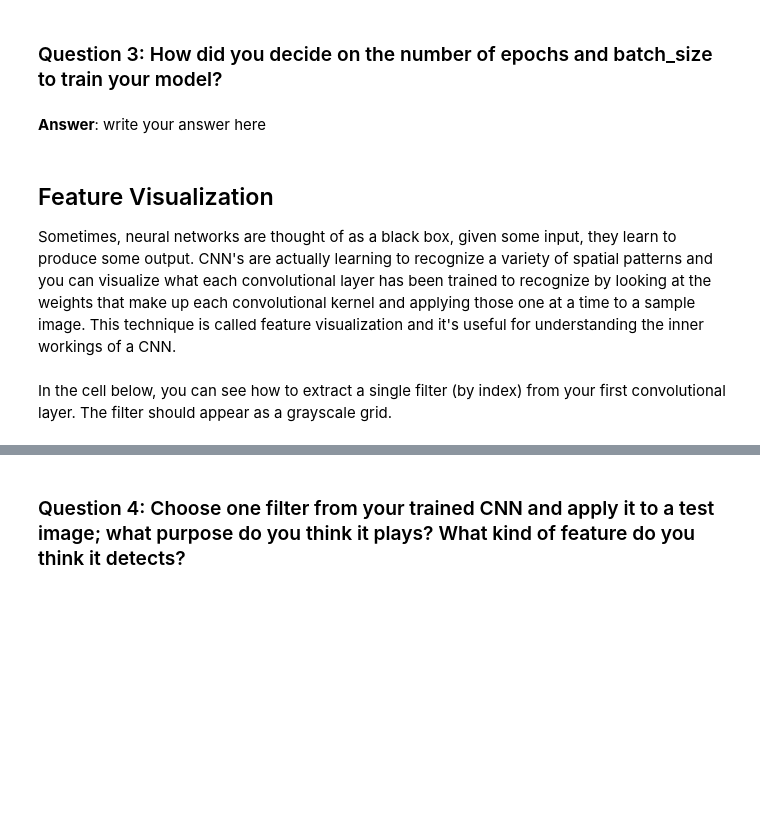
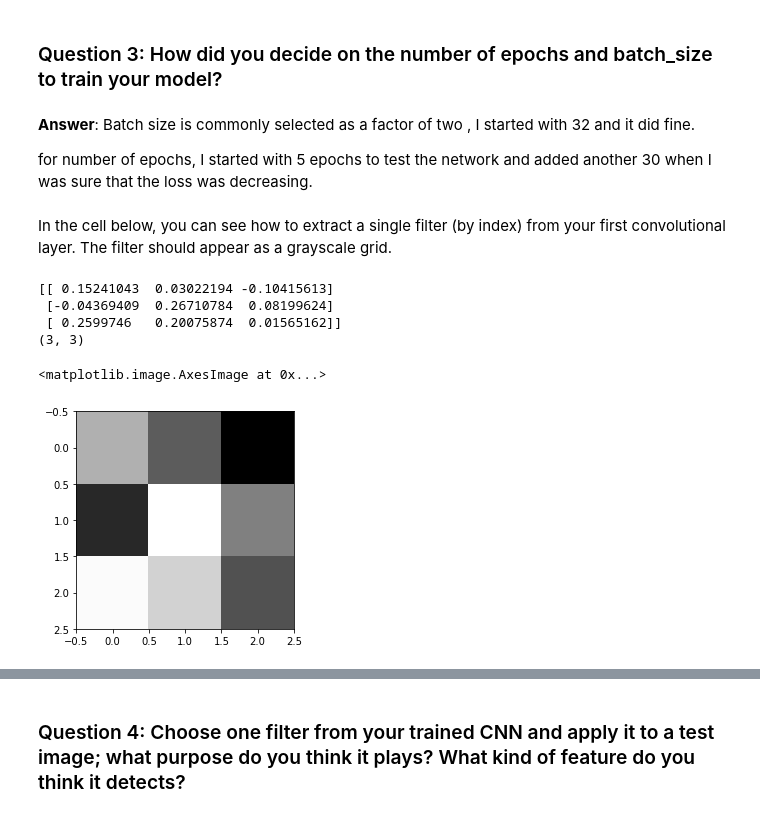
Before and after one commit to loayezzat/P1_Facial_Keypoints, a Jupyter notebook: 2. Define the Network Architecture.ipynb, the cells around one changed output, grey strips where cells are left out. Cells and saved outputs as stored; diff of their text form; code cells hidden in the pictures; blank space fills up the shorter version.

```diff
--- a/2. Define the Network Architecture.ipynb
+++ b/2. Define the Network Architecture.ipynb
@@ -418 +513,16 @@ Epoch: 20, Batch: 300, Avg. Loss: 0.009189991675317288
 Finished Training
+# %%
+# load the model that got the best validation accuracy
+use_cuda = torch.cuda.is_available()
+# move model to GPU if CUDA is available
+if use_cuda:
+    net = net.cuda()
+print(use_cuda)
+
+from models import Net
+net = Net()
+if use_cuda :
+    net.load_state_dict(torch.load('saved_models/keypoints_model_1.pt' ))
+    net = net.cuda()
+else:
+    net.load_state_dict(torch.load('saved_models/keypoints_model_1.pt' , map_location=torch.device('cpu')))
@@ -469,27 +580,32 @@ After you've trained a well-performing model, answer the following questions so
 # %% [markdown]
 ### Question 3: How did you decide on the number of epochs and batch_size to train your model?
-# %% [markdown]
-**Answer**: write your answer here
-# %% [markdown]
-## Feature Visualization
-
-Sometimes, neural networks are thought of as a black box, given some input, they learn to produce some output. CNN's are actually learning to recognize a variety of spatial patterns and you can visualize what each convolutional layer has been trained to recognize by looking at the weights that make up each convolutional kernel and applying those one at a time to a sample image. This technique is called feature visualization and it's useful for understanding the inner workings of a CNN.
+# %% [markdown]
+**Answer**: Batch size is commonly selected as a factor of two , I started with 32 and it did fine.
+
+for number of epochs, I started with 5 epochs to test the network and added another 30 when I was sure that the loss was decreasing.
 # %% [markdown]
 In the cell below, you can see how to extract a single filter (by index) from your first convolutional layer. The filter should appear as a grayscale grid.
 # %%
 # Get the weights in the first conv layer, "conv1"
 # if necessary, change this to reflect the name of your first conv layer
 weights1 = net.conv1.weight.data
 
-w = weights1.numpy()
+w = weights1.cpu().numpy()
 
 filter_index = 0
 
 print(w[filter_index][0])
 print(w[filter_index][0].shape)
 
 # display the filter weights
 plt.imshow(w[filter_index][0], cmap='gray')
+# %% [output]
+[[ 0.15241043  0.03022194 -0.10415613]
+ [-0.04369409  0.26710784  0.08199624]
+ [ 0.2599746   0.20075874  0.01565162]]
+(3, 3)
+<matplotlib.image.AxesImage at 0x...>
+[figure, added]
 # %% [markdown]
 ## Feature maps
 
```
Also changed, not shown: parts of 27 cells of this notebook, 2 other files.
